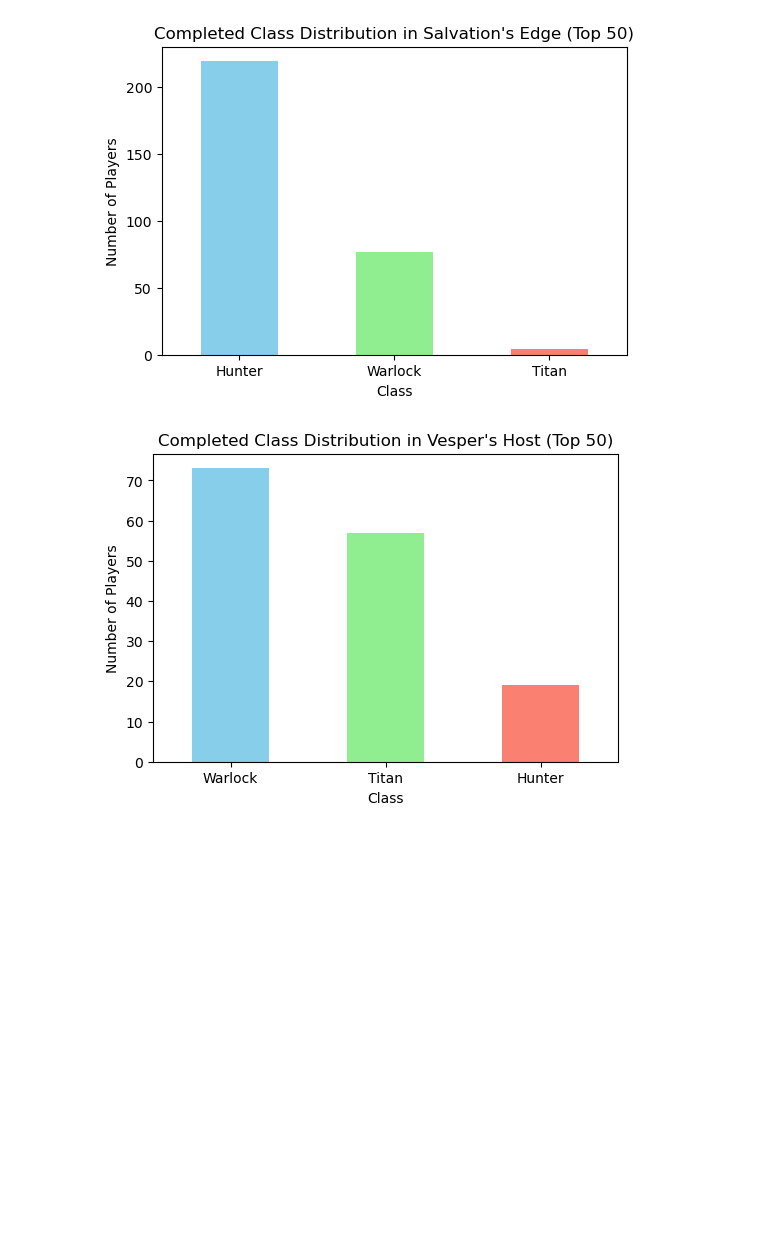
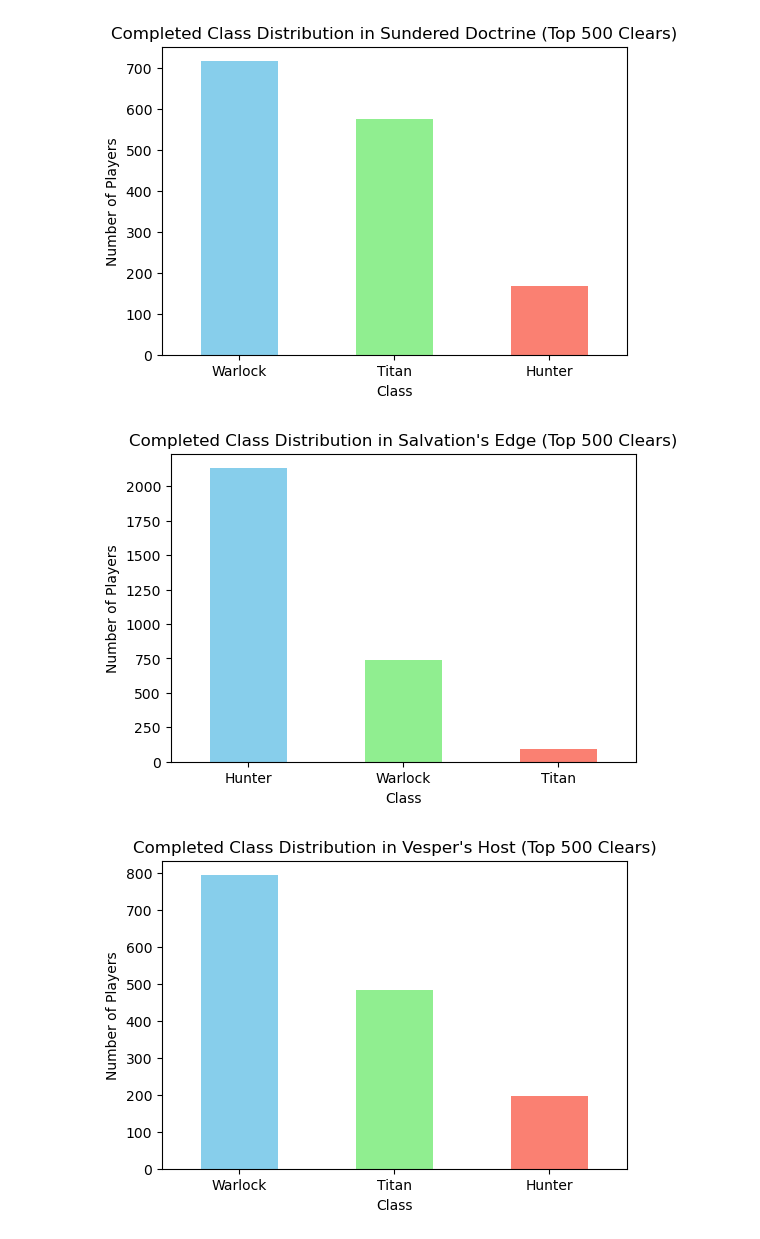
Before and after one commit to fincherc/destiny-2-insights, a Jupyter notebook: analysis/dungeon_raid_analysis.ipynb, the cells around one changed output. Drawn from its saved outputs; the diff is of its cells as text; code cells hidden in the pictures; blank space fills up the shorter version.

```diff
--- a/analysis/dungeon_raid_analysis.ipynb
+++ b/analysis/dungeon_raid_analysis.ipynb
@@ -4,10 +4,12 @@ import pandas as pd
 import matplotlib.pyplot as plt
 # %%
 # Load the two CSV files into dataframes
+df_sd = pd.read_csv('../sundered_doctrine_analysis/sd_player_report.csv')
 df_se = pd.read_csv('../salvations_edge_analysis/se_player_report.csv')
 df_vh = pd.read_csv('../vespers_host_analysis/vh_player_report.csv')
 # %%
 # Filter data to include only players who successfully cleared the event
+df_sd_cleared = df_sd[df_sd['Cleared'] == True]
 df_se_cleared = df_se[df_se['Cleared'] == True]
 df_vh_cleared = df_vh[df_vh['Cleared'] == True]
 # %%
@@ -22,11 +24,14 @@ def plot_class_distribution(df, title):
     plt.xticks(rotation=0)
     plt.show()
 # %%
+# Plot class distribution for SD player report
+plot_class_distribution(df_sd_cleared, "Completed Class Distribution in Sundered Doctrine (Top 500 Clears)")
 # Plot class distribution for SE player report
-plot_class_distribution(df_se_cleared, "Completed Class Distribution in Salvation's Edge (Top 50)")
+plot_class_distribution(df_se_cleared, "Completed Class Distribution in Salvation's Edge (Top 500 Clears)")
 # Plot class distribution for VH player report
-plot_class_distribution(df_vh_cleared, "Completed Class Distribution in Vesper's Host (Top 50)")
+plot_class_distribution(df_vh_cleared, "Completed Class Distribution in Vesper's Host (Top 500 Clears)")
 # %% [output]
-[figure, old version]
+[figure, new version]
-[figure, old version]
+[figure, new version]
+[figure, added]
 # %%
```
Also changed, not shown: parts of 2 cells of this notebook, 2 other files.
